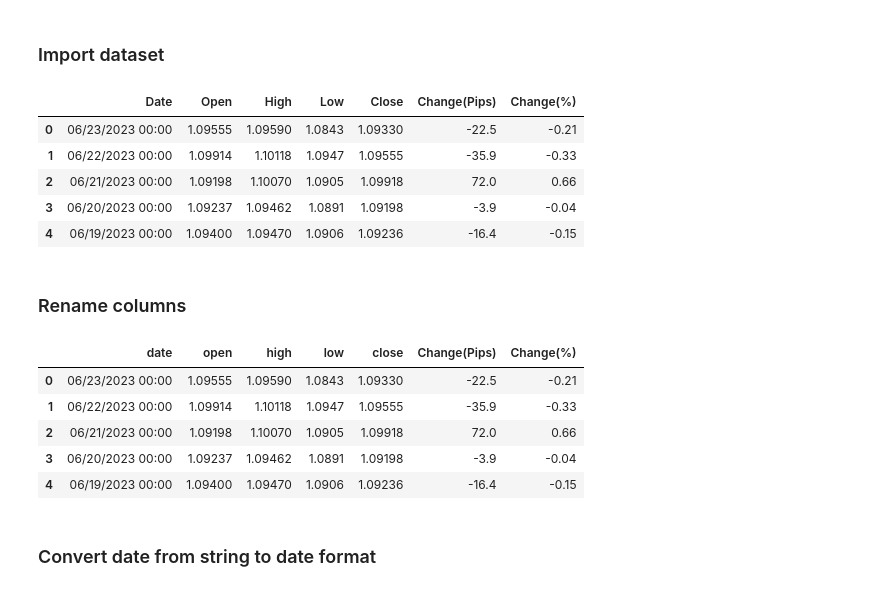
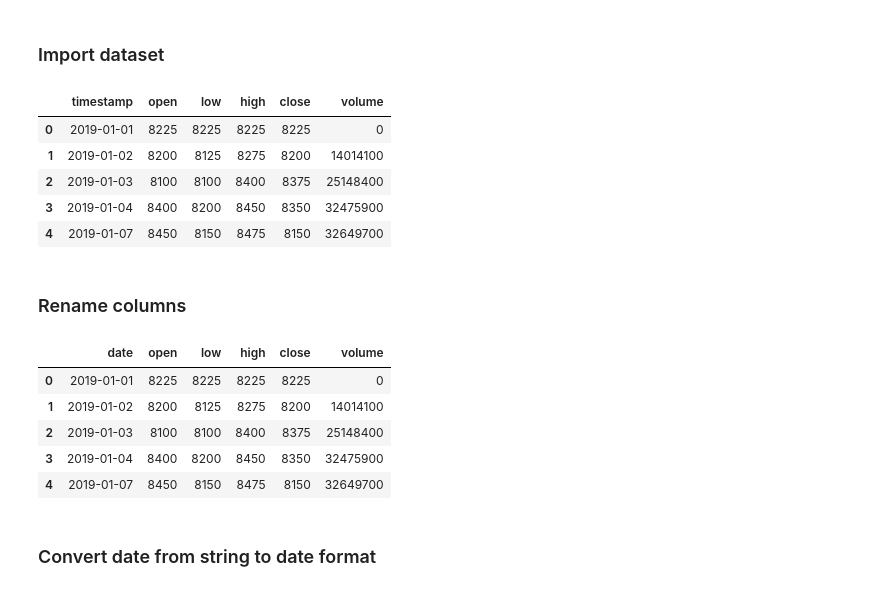
Before and after one commit to wahpram/Data-Mining-ASII-Stock-Prediction, a Jupyter notebook: stock-market-predictions-with-5-algorithms.ipynb, the cells around one changed output. Saved outputs shown, nothing was run; the diff lists cells and outputs as text; code cells hidden in the pictures.

```diff
--- a/stock-market-predictions-with-5-algorithms.ipynb
+++ b/stock-market-predictions-with-5-algorithms.ipynb
@@ -23,29 +23,29 @@ from plotly.subplots import make_subplots
 ### Import dataset
 # %%
 # Import dataset
-bist100 = pd.read_csv("/kaggle/input/forerrrx/EURUSD_historical_data (3).csv")
+bist100 = pd.read_csv("ASII_stock_combined.csv")
 bist100.head()
 # %% [output]
-|  | Date | Open | High | Low | Close | Change(Pips) | Change(%) |
-| 0 | 06/23/2023 00:00 | 1.09555 | 1.09590 | 1.0843 | 1.09330 | -22.5 | -0.21 |
-| 1 | 06/22/2023 00:00 | 1.09914 | 1.10118 | 1.0947 | 1.09555 | -35.9 | -0.33 |
-| 2 | 06/21/2023 00:00 | 1.09198 | 1.10070 | 1.0905 | 1.09918 | 72.0 | 0.66 |
-| 3 | 06/20/2023 00:00 | 1.09237 | 1.09462 | 1.0891 | 1.09198 | -3.9 | -0.04 |
-| 4 | 06/19/2023 00:00 | 1.09400 | 1.09470 | 1.0906 | 1.09236 | -16.4 | -0.15 |
+|  | timestamp | open | low | high | close | volume |
+| 0 | 2019-01-01 | 8225 | 8225 | 8225 | 8225 | 0 |
+| 1 | 2019-01-02 | 8200 | 8125 | 8275 | 8200 | 14014100 |
+| 2 | 2019-01-03 | 8100 | 8100 | 8400 | 8375 | 25148400 |
+| 3 | 2019-01-04 | 8400 | 8200 | 8450 | 8350 | 32475900 |
+| 4 | 2019-01-07 | 8450 | 8150 | 8475 | 8150 | 32649700 |
 # %% [markdown]
 <a name="cname"></a>
 ### Rename columns
 # %%
 # Rename columns
-bist100.rename(columns={"Date":"date","Open":"open","High":"high","Low":"low","Close":"close"}, inplace= True)
+bist100.rename(columns={"timestamp":"date","Open":"open","High":"high","Low":"low","Close":"close"}, inplace= True)
 bist100.head()
 # %% [output]
-|  | date | open | high | low | close | Change(Pips) | Change(%) |
-| 0 | 06/23/2023 00:00 | 1.09555 | 1.09590 | 1.0843 | 1.09330 | -22.5 | -0.21 |
-| 1 | 06/22/2023 00:00 | 1.09914 | 1.10118 | 1.0947 | 1.09555 | -35.9 | -0.33 |
-| 2 | 06/21/2023 00:00 | 1.09198 | 1.10070 | 1.0905 | 1.09918 | 72.0 | 0.66 |
-| 3 | 06/20/2023 00:00 | 1.09237 | 1.09462 | 1.0891 | 1.09198 | -3.9 | -0.04 |
-| 4 | 06/19/2023 00:00 | 1.09400 | 1.09470 | 1.0906 | 1.09236 | -16.4 | -0.15 |
+|  | date | open | low | high | close | volume |
+| 0 | 2019-01-01 | 8225 | 8225 | 8225 | 8225 | 0 |
+| 1 | 2019-01-02 | 8200 | 8125 | 8275 | 8200 | 14014100 |
+| 2 | 2019-01-03 | 8100 | 8100 | 8400 | 8375 | 25148400 |
+| 3 | 2019-01-04 | 8400 | 8200 | 8450 | 8350 | 32475900 |
+| 4 | 2019-01-07 | 8450 | 8150 | 8475 | 8150 | 32649700 |
 # %% [markdown]
 <a name="dateformat"></a>
 
```
Also changed, not shown: parts of 51 cells of this notebook.
